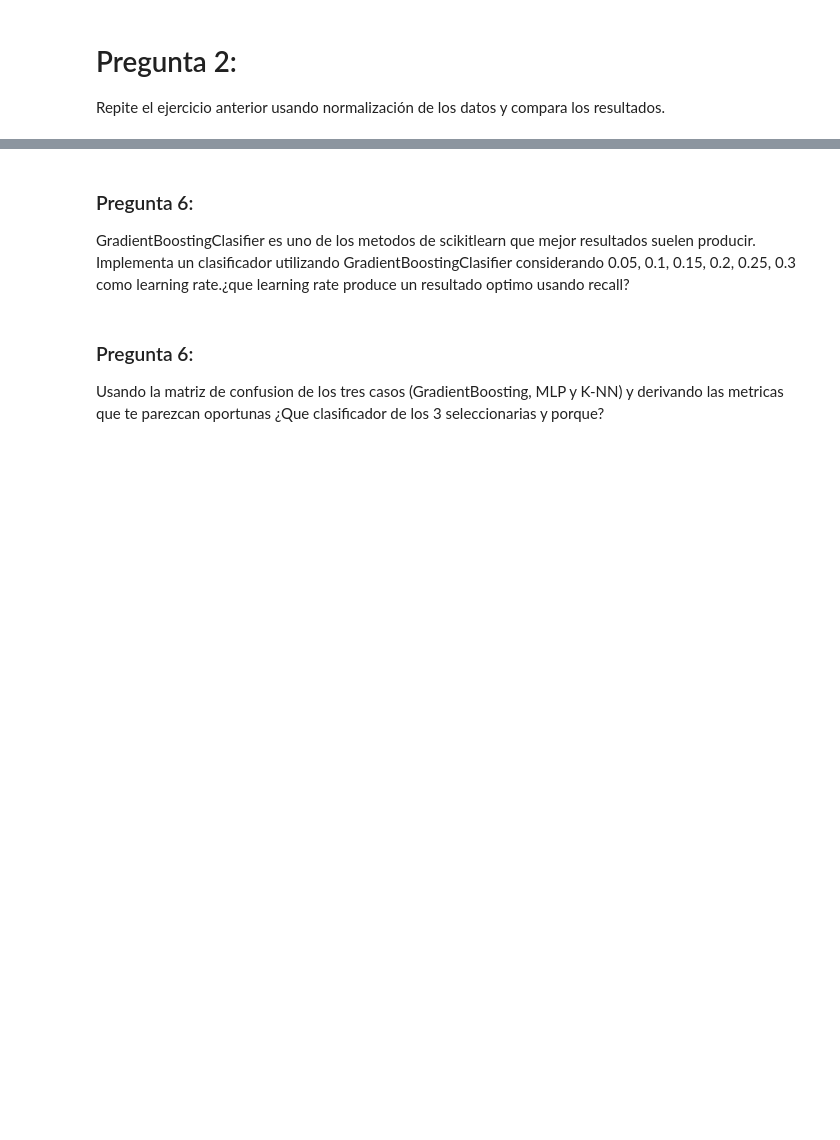
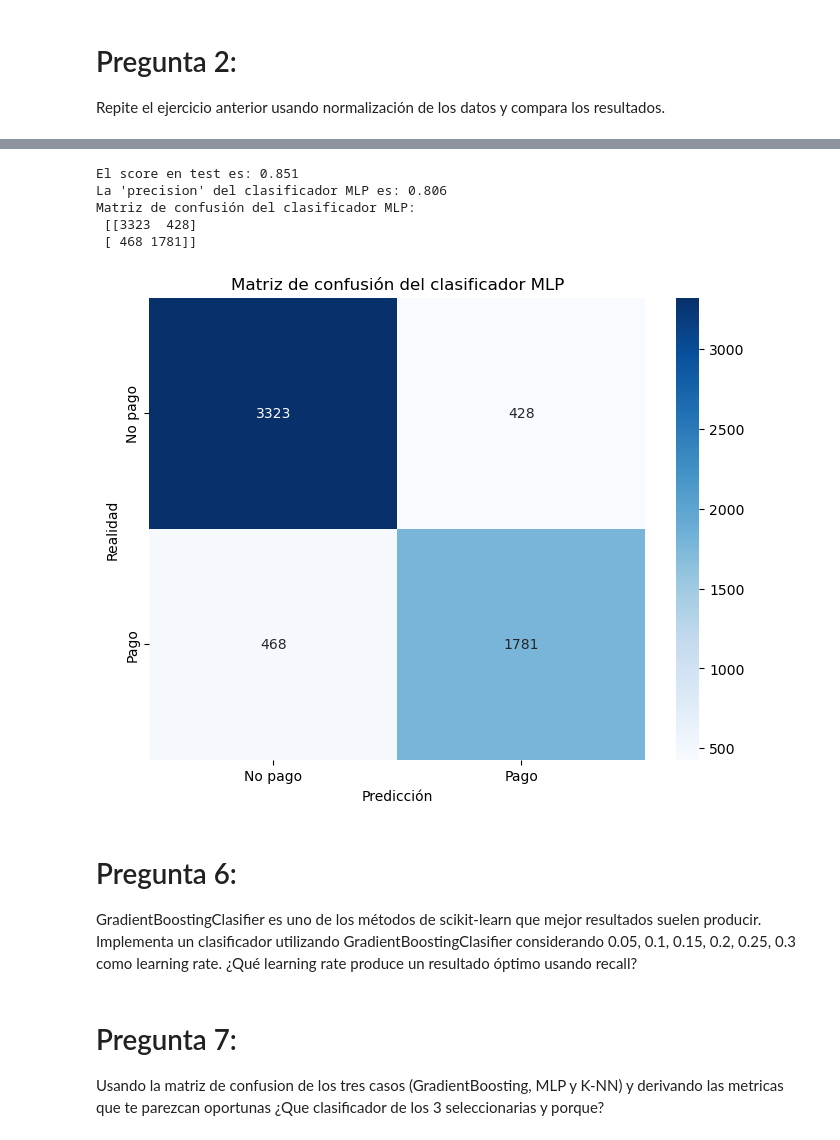
Before and after one commit to MillerQuintero2001/ARISA_Project_Data_Science, a Jupyter notebook: Project/Ejercicio 1 - BASICO.ipynb, the cells around one changed output, grey strips where cells are left out. Saved outputs shown, nothing was run; the diff lists cells and outputs as text; code cells hidden in the pictures; blank space fills up the shorter version.

```diff
--- a/Project/Ejercicio 1 - BASICO.ipynb
+++ b/Project/Ejercicio 1 - BASICO.ipynb
@@ -452,0 +728,14 @@ Construye ahora una red neuronal usando MLPClassifier de dos capas. Prueba difer
+# %%
+# Preparamos el diccionario de parámetros para el GridSearchCV
+param_grid = {
+    'hidden_layer_sizes': [(64, 32), (80, 40), (32, 16)],
+}
+
+# Creamos el clasificador MLP
+from sklearn.neural_network import MLPClassifier
+
+mlp = MLPClassifier(max_iter = 1000, random_state = 42)
+# Creamos el objeto GridSearchCV optimizando la métrica de 'precision' y con solo 2 folds por coste computacional
+grid = GridSearchCV(mlp, param_grid, cv=2, scoring='precision')
+# Ajustamos el modelo con los datos de entrenamiento escalados
+grid.fit(x_train_scaled, y_train)
@@ -453,6 +760,34 @@ Construye ahora una red neuronal usando MLPClassifier de dos capas. Prueba difer
+# %%
+# Tomamos el mejor modelo
+best_mlp = grid.best_estimator_
+# Miramos el accuracy score del clasificador en test
+print("El score en test es:", round(best_mlp.score(x_test_scaled, y_test), 3))
+# Miramos la 'precision' del clasificador MLP
+precision_best_mlp = round(precision_score(y_test, best_mlp.predict(x_test_scaled)), 3)
+print("La 'precision' del clasificador MLP es:", precision_best_mlp)
+
+# Obtenemos la matriz de confusión del mejor clasificador MLP
+cm_best_mlp = confusion_matrix(y_test, best_mlp.predict(x_test_scaled))
+print("Matriz de confusión del clasificador MLP:\n", cm_best_mlp)
+# Convertimos la matriz de confusión a un dataframe para poder graficarla
+cm_best_mlp_df = pd.DataFrame(cm_best_mlp, index=['No pago', 'Pago'], columns=['No pago', 'Pago'])
+# Graficamos la matriz de confusión
+plt.figure(figsize=(8, 6))
+sns.heatmap(cm_best_mlp_df, annot=True, fmt='d', cmap='Blues')
+plt.title('Matriz de confusión del clasificador MLP')
+plt.xlabel('Predicción')
+plt.ylabel('Realidad')
+plt.show()
+# %% [output]
+El score en test es: 0.851
+La 'precision' del clasificador MLP es: 0.806
+Matriz de confusión del clasificador MLP:
+ [[3323  428]
+ [ 468 1781]]
+[figure, added]
 # %% [markdown]
-### Pregunta 6:
-GradientBoostingClasifier es uno de los metodos de scikitlearn que mejor resultados suelen producir. Implementa un clasificador utilizando GradientBoostingClasifier considerando 0.05, 0.1, 0.15, 0.2, 0.25, 0.3 como learning rate.¿que learning rate produce un resultado optimo usando recall?
+# Pregunta 6:
+GradientBoostingClasifier es uno de los métodos de scikit-learn que mejor resultados suelen producir. Implementa un clasificador utilizando GradientBoostingClasifier considerando 0.05, 0.1, 0.15, 0.2, 0.25, 0.3 como learning rate. ¿Qué learning rate produce un resultado óptimo usando recall?
 # %% [markdown]
-### Pregunta 6:
+# Pregunta 7:
 Usando la matriz de confusion de los tres casos (GradientBoosting, MLP y K-NN) y derivando las metricas que te parezcan oportunas ¿Que clasificador de los 3 seleccionarias y porque?
```
Also changed, not shown: parts of 62 cells of this notebook.
